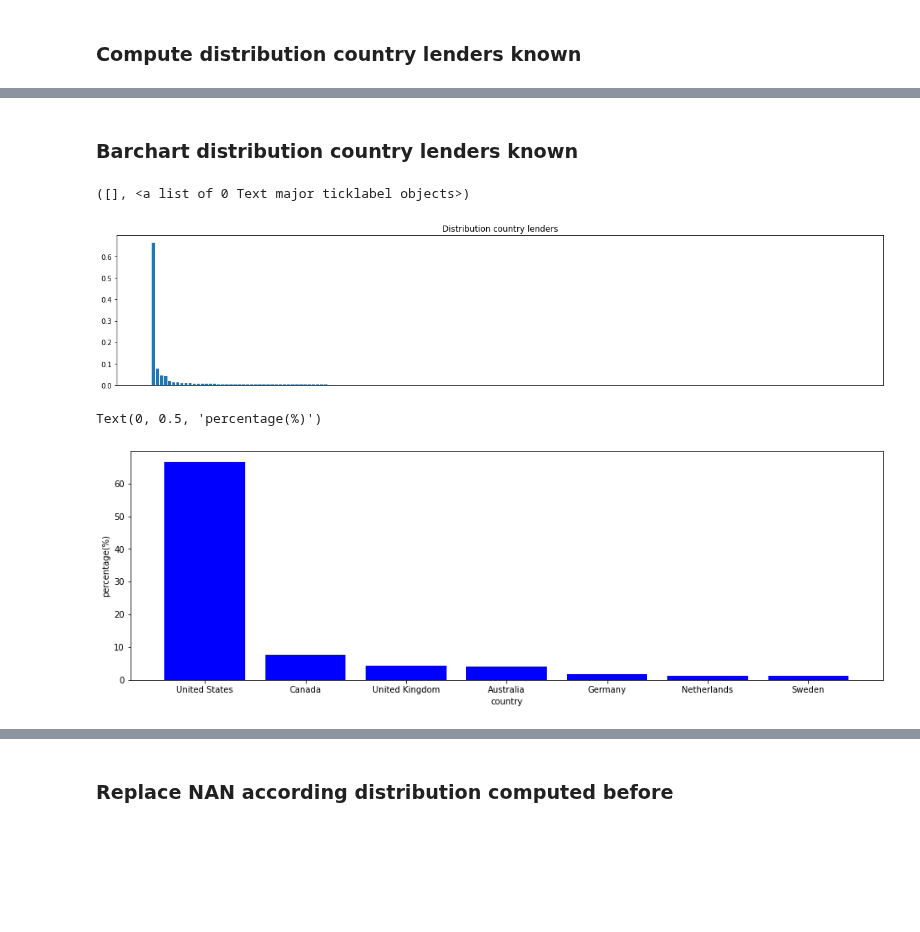
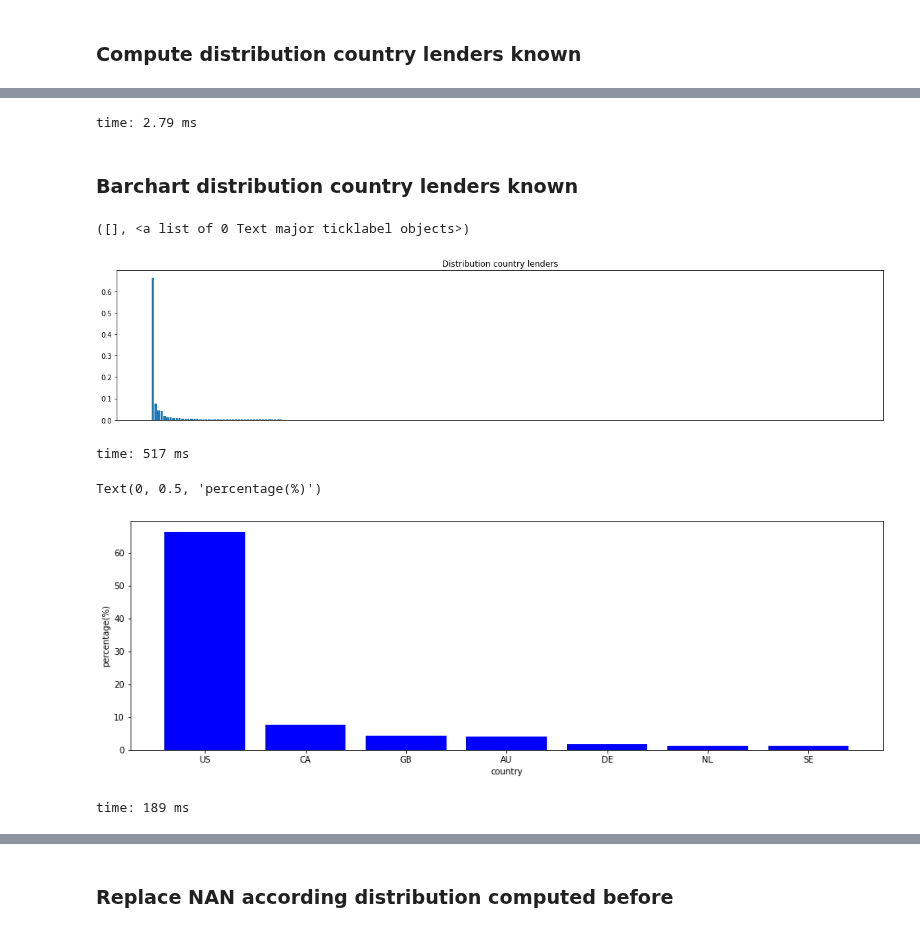
Before and after one commit to gaveter/Project_cs, a Jupyter notebook: Project.ipynb, the cells around one changed output, grey strips where cells are left out. Drawn from its saved outputs; the diff is of its cells as text; code cells hidden in the pictures; blank space fills up the shorter version.

```diff
--- a/Project.ipynb
+++ b/Project.ipynb
@@ -692,3 +749,3 @@ lenders.drop(index=unknown_lenders.index,inplace=True)
 # %%
-lenders_country = pd.merge(lenders,country_info,how='inner',on='country_code')
-lenders_country.drop(columns='country_code',inplace=True)
+lenders_country = pd.merge(lenders,country_info,how='left',on='country_code')
+#lenders_country.drop(columns='country_code',inplace=True)
@@ -695,3 +771,2 @@ lenders_country.drop(columns='country_code',inplace=True)
 # %%
 lenders_country.drop(columns=['population','population_below_poverty_line'],inplace=True)
-lenders_country.columns=['lenders','country_name']
@@ -705,0 +777,5 @@ lenders_country_dist['distribution'] = lenders_country_dist['lenders'] / number_
+# %%
+dist = lenders_country['country_code'].value_counts(normalize=True) #ritorna frequenza relativa
+lenders_country_dist = pd.DataFrame(dist).reset_index(drop=False)
+lenders_country_dist.rename(columns={'index':'country_code',
+                                     'country_code':'distribution'},inplace=True)
@@ -706,22 +800,25 @@ lenders_country_dist['distribution'] = lenders_country_dist['lenders'] / number_
 # %%
-lenders_country_dist= lenders_country_dist.sort_values(by='lenders',ascending=False)
 lenders_country_dist['distribution_100'] = round(lenders_country_dist['distribution'] * 100,2)
+# %% [output]
+time: 2.79 ms
 # %% [markdown]
 ### Barchart distribution country lenders known
 # %%
 fig = plt.figure(figsize=(20,4))
-plt.bar(lenders_country_dist['country_name'],lenders_country_dist['distribution'])
+plt.bar(lenders_country_dist['country_code'],lenders_country_dist['distribution'])
 plt.title('Distribution country lenders')
 plt.xticks(ticks=[])
 # %% [output]
 ([], <a list of 0 Text major ticklabel objects>)
-[figure, old version]
+[figure, new version]
+time: 517 ms
 # %%
 dist_focus = lenders_country_dist[lenders_country_dist['distribution_100']>1]
 fig = plt.figure(figsize=(16,5))
-plt.bar(dist_focus['country_name'],dist_focus['distribution_100'],color='blue')
+plt.bar(dist_focus['country_code'],dist_focus['distribution_100'],color='blue')
 plt.xlabel('country')
 plt.ylabel('percentage(%)')
 # %% [output]
 Text(0, 0.5, 'percentage(%)')
-[figure, old version]
+[figure, new version]
+time: 189 ms
```
Also changed, not shown: parts of 119 cells of this notebook.
